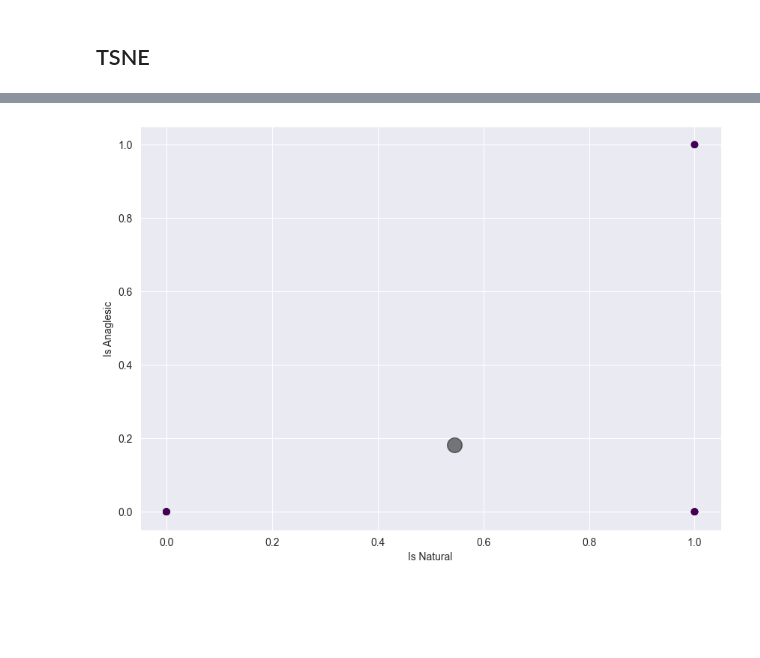
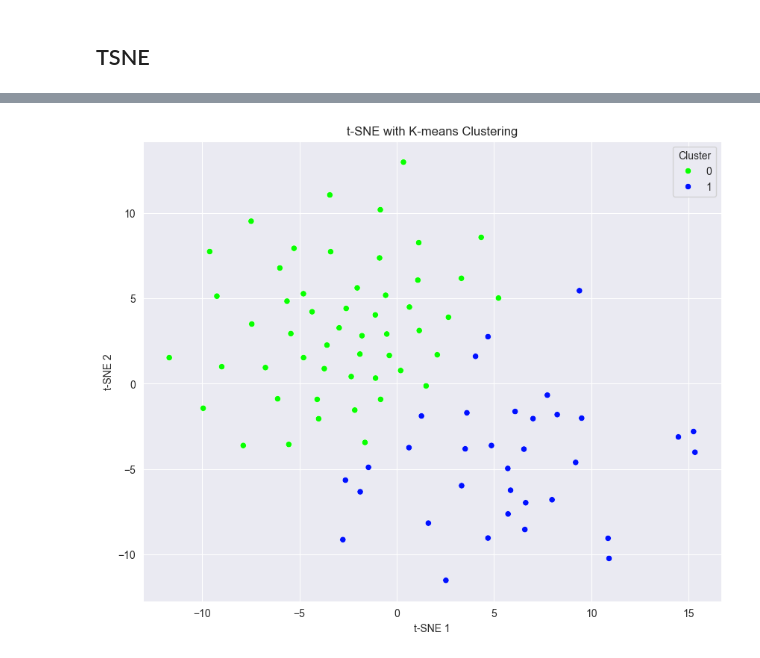
Before and after one commit to JKosciukiewicz/MLDD_Project, a Jupyter notebook: Clustering_examples_second_part.ipynb, the cells around one changed output, grey strips where cells are left out. Drawn from its saved outputs; the diff is of its cells as text; code cells hidden in the pictures; blank space fills up the shorter version.

Commit message:
Fixed clustering

```diff
--- a/Clustering_examples_second_part.ipynb
+++ b/Clustering_examples_second_part.ipynb
@@ -10,5 +17,8 @@ import matplotlib.pyplot as plt
 # %%
 df=pd.read_csv('./data/natural_products3.csv', index_col='CHEMBL_ID')
 df = df.dropna()
-df
+df['morgan_fingerprint']=[get_morgan_fingerprint(smiles) for smiles in df.Smiles]
+
+X = df['morgan_fingerprint'].copy()
+X
 # %% [output]
@@ -28,6 +38,7 @@ df
 # %% [markdown]
 ## TSNE
 # %%
-tsne = TSNE(n_components=2, verbose=1, perplexity=5, n_iter=300)
-tsne_results = tsne.fit_transform(df)
+tsne = TSNE(n_components=2, verbose=2, perplexity=40, n_iter=300)
+tsne_results = tsne.fit_transform(np.stack(X))
+tsne_results
 # %% [output]
@@ -51,5 +88,7 @@ plt.show()
 # %%
 #kmeans from the TSNE results
-km = KMeans(n_clusters=1)
-km.fit(df)
+n_clusters=2
+km = KMeans(n_clusters=n_clusters)
+km.fit(tsne_results)
+km
 # %% [output]
@@ -57,4 +96,4 @@ KMeans(n_clusters=1)
 # %%
-df['cluster'] = km.labels_
+df['km_cluster'] = km.labels_
 df
 # %% [output]
@@ -81,10 +122,11 @@ array([[0.54545455, 0.18181818, 0.45454545]])
 # %%
-#plot the clusters scatter chart
-plt.figure(figsize=(10, 7))
-plt.scatter(df['Is_Natural_Product'], df['Is_Anaglesic'], c=df['cluster'], cmap='viridis')
-plt.scatter(cluster_centers[:, 0], cluster_centers[:, 1], c='black', s=200, alpha=0.5)
-plt.xlabel('Is Natural')
-plt.ylabel('Is Anaglesic')
+# Plot t-SNE results with cluster assignments
+plt.figure(figsize=(10, 8))
+sns.scatterplot(x=tsne_results[:, 0], y=tsne_results[:, 1], hue=df['km_cluster'], palette=sns.color_palette("hsv", n_clusters))
+plt.title('t-SNE with K-means Clustering')
+plt.xlabel('t-SNE 1')
+plt.ylabel('t-SNE 2')
+plt.legend(title='Cluster')
 plt.show()
 # %% [output]
-[figure, old version]
+[figure, new version]
```
Also changed, not shown: parts of 12 cells of this notebook, 9 other files.
